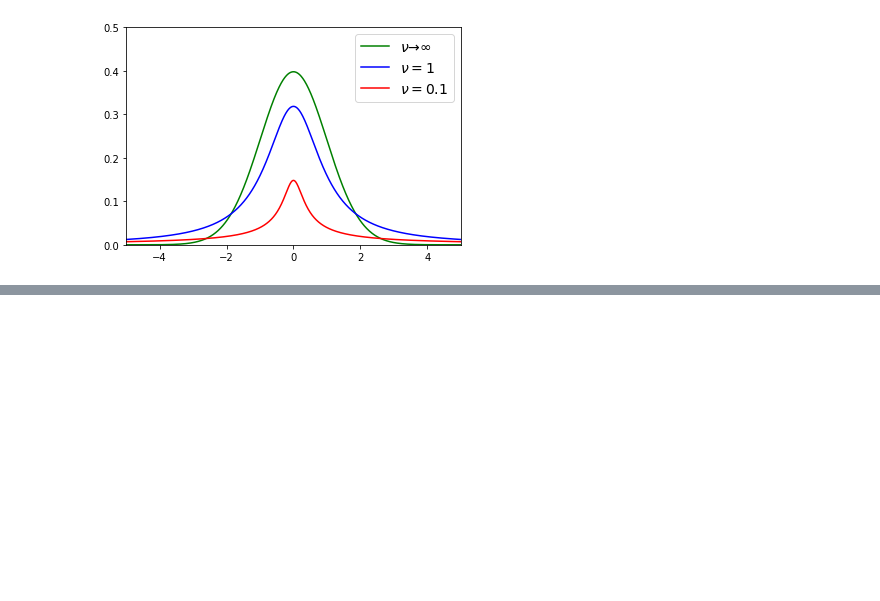
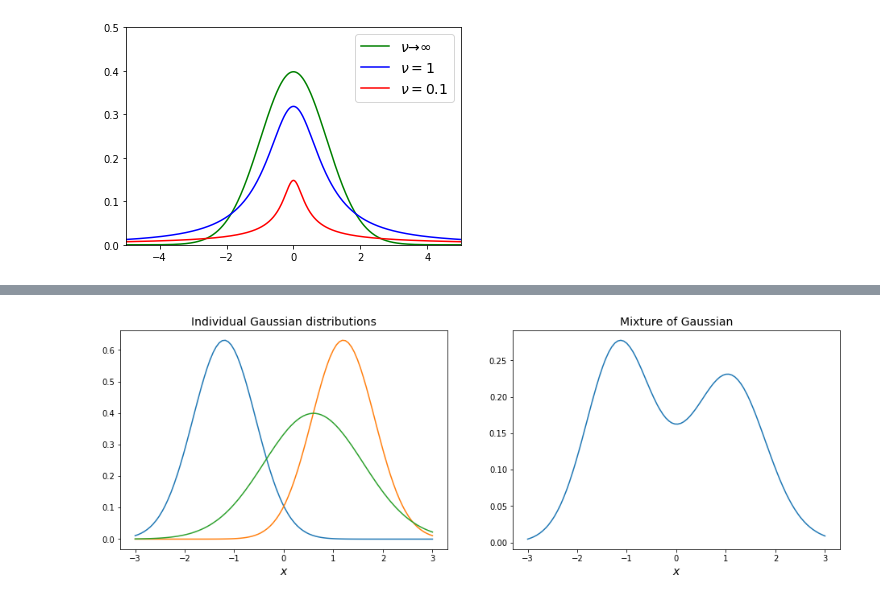
Before and after one commit to vagmcs/PRML, a Jupyter notebook: notebooks/ch2_probability_distributions.ipynb, the cells around one changed output, grey strips where cells are left out. Saved outputs shown, nothing was run; the diff lists cells and outputs as text; code cells hidden in the pictures; blank space fills up the shorter version.

```diff
--- a/notebooks/ch2_probability_distributions.ipynb
+++ b/notebooks/ch2_probability_distributions.ipynb
@@ -1176,0 +1215,29 @@ This is known as the ‘Old Faithful’ data set, and comprises 272 measurements
+# %%
+x_space = np.linspace(-3, 3, 100)
+
+# Mixture component's parameters and coefficients
+mu1, mu2, mu3 = -1.2, 1.2, 0.6
+var1, var2, var3 = 0.4, 0.4, 1
+pi1, pi2, pi3 = 0.4, 0.2, 0.3
+
+component1 = Gaussian(mu=mu1, var=sigma1).pdf(x_space)
+component2 = Gaussian(mu=mu2, var=sigma2).pdf(x_space)
+component3 = Gaussian(mu=mu3, var=sigma3).pdf(x_space)
+
+plt.figure(figsize=(16, 5))
+
+plt.subplot(1, 2, 1)
+plt.plot(x_space, c1, label="component 1")
+plt.plot(x_space, c2, label="component 1")
+plt.plot(x_space, c3, label="component 1")
+plt.xlabel("$x$", fontsize=14)
+plt.title("Individual Gaussian distributions", fontsize=14)
+
+plt.subplot(1, 2, 2)
+plt.plot(x_space, pi1 * component1 + pi2 * component2 + pi3 * component3)
+plt.xlabel("$x$", fontsize=14)
+plt.title("Mixture of Gaussian", fontsize=14)
+
+plt.show()
+# %% [output]
+[figure, added]
```
Also changed, not shown: parts of 11 cells of this notebook.
